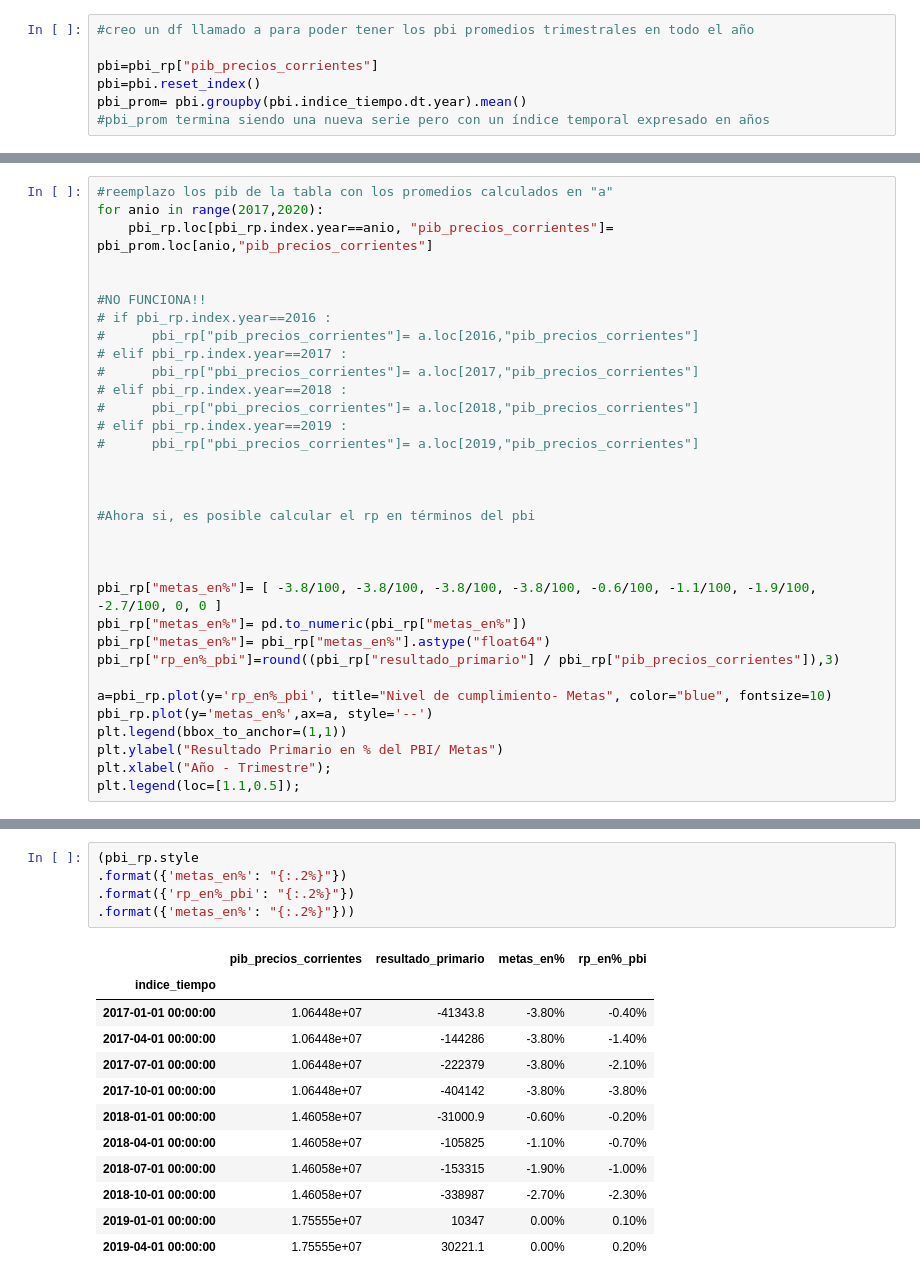
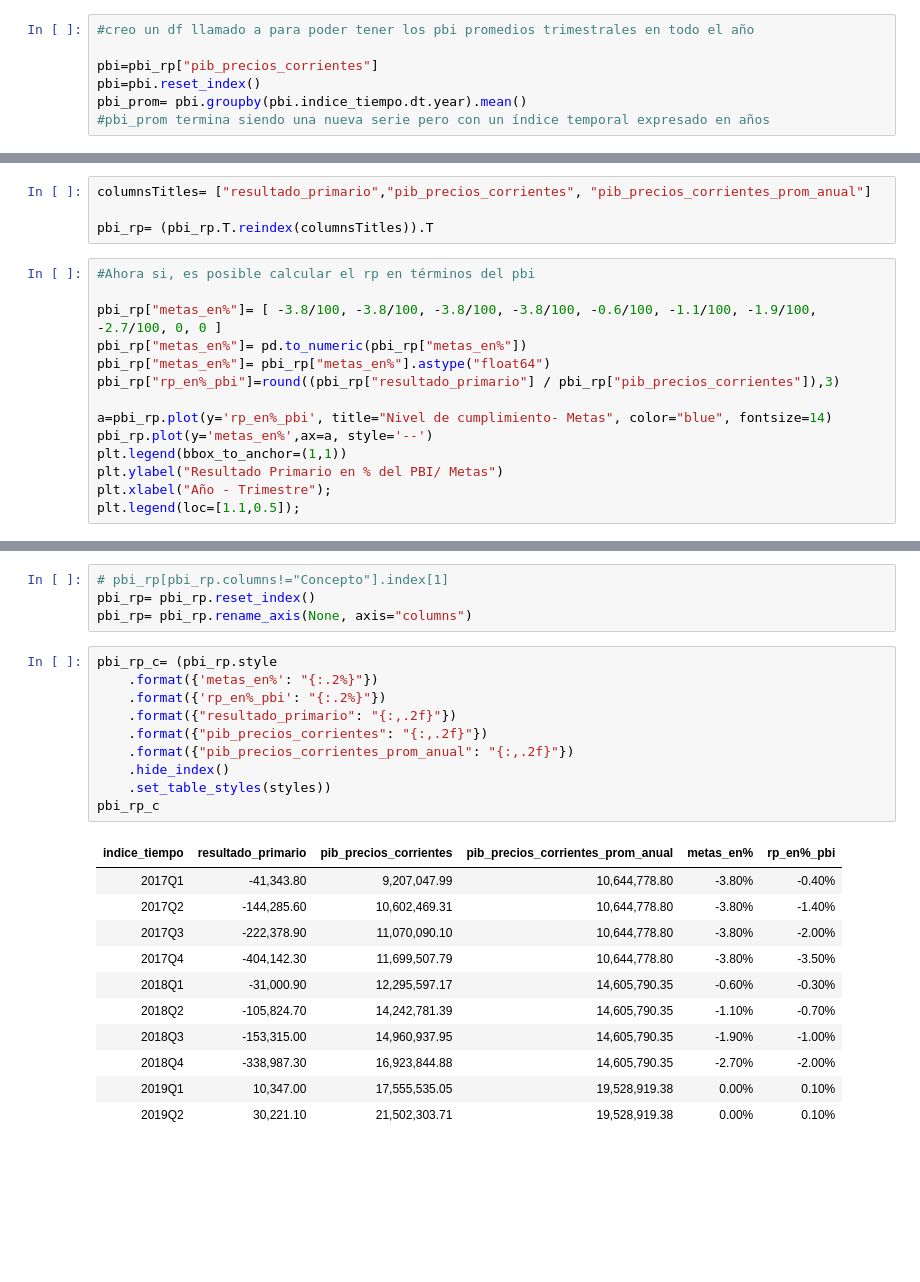
Before and after one commit to datosgobar/analisis-datos-python, a Jupyter notebook: Ejercicios/resultado-primario.ipynb, the cells around one changed output, grey strips where cells are left out. Cells and saved outputs as stored; diff of their text form; blank space fills up the shorter version.

```diff
--- a/Ejercicios/resultado-primario.ipynb
+++ b/Ejercicios/resultado-primario.ipynb
@@ -426,31 +423,16 @@ while t< dift+1 :
+# %%
+columnsTitles= ["resultado_primario","pib_precios_corrientes", "pib_precios_corrientes_prom_anual"]
+
+pbi_rp= (pbi_rp.T.reindex(columnsTitles)).T
 # %%
-#reemplazo los pib de la tabla con los promedios calculados en "a"
-for anio in range(2017,2020):
-    pbi_rp.loc[pbi_rp.index.year==anio, "pib_precios_corrientes"]= pbi_prom.loc[anio,"pib_precios_corrientes"]
-
-
-#NO FUNCIONA!!
-# if pbi_rp.index.year==2016 :
-#      pbi_rp["pib_precios_corrientes"]= a.loc[2016,"pib_precios_corrientes"]
-# elif pbi_rp.index.year==2017 :
-#      pbi_rp["pbi_precios_corrientes"]= a.loc[2017,"pib_precios_corrientes"]
-# elif pbi_rp.index.year==2018 :
-#      pbi_rp["pbi_precios_corrientes"]= a.loc[2018,"pib_precios_corrientes"]
-# elif pbi_rp.index.year==2019 :
-#      pbi_rp["pbi_precios_corrientes"]= a.loc[2019,"pib_precios_corrientes"]
-
-
-
 #Ahora si, es posible calcular el rp en términos del pbi
-
-
 
 pbi_rp["metas_en%"]= [ -3.8/100, -3.8/100, -3.8/100, -3.8/100, -0.6/100, -1.1/100, -1.9/100, -2.7/100, 0, 0 ]
 pbi_rp["metas_en%"]= pd.to_numeric(pbi_rp["metas_en%"])
 pbi_rp["metas_en%"]= pbi_rp["metas_en%"].astype("float64")
 pbi_rp["rp_en%_pbi"]=round((pbi_rp["resultado_primario"] / pbi_rp["pib_precios_corrientes"]),3)
 
-a=pbi_rp.plot(y='rp_en%_pbi', title="Nivel de cumplimiento- Metas", color="blue", fontsize=10)
+a=pbi_rp.plot(y='rp_en%_pbi', title="Nivel de cumplimiento- Metas", color="blue", fontsize=14)
 pbi_rp.plot(y='metas_en%',ax=a, style='--')
 plt.legend(bbox_to_anchor=(1,1))
 plt.ylabel("Resultado Primario en % del PBI/ Metas")
@@ -461,18 +443,26 @@ plt.legend(loc=[1.1,0.5]);
+# %%
+# pbi_rp[pbi_rp.columns!="Concepto"].index[1]
+pbi_rp= pbi_rp.reset_index()
+pbi_rp= pbi_rp.rename_axis(None, axis="columns")
 # %%
-(pbi_rp.style
-.format({'metas_en%': "{:.2%}"})
-.format({'rp_en%_pbi': "{:.2%}"})
-.format({'metas_en%': "{:.2%}"}))
+pbi_rp_c= (pbi_rp.style
+    .format({'metas_en%': "{:.2%}"})
+    .format({'rp_en%_pbi': "{:.2%}"})
+    .format({"resultado_primario": "{:,.2f}"})
+    .format({"pib_precios_corrientes": "{:,.2f}"})
+    .format({"pib_precios_corrientes_prom_anual": "{:,.2f}"})
+    .hide_index()
+    .set_table_styles(styles))
+pbi_rp_c
 # %% [output]
-|  | pib_precios_corrientes | resultado_primario | metas_en% | rp_en%_pbi |
-| indice_tiempo |  |  |  |  |
-| 2017-01-01 00:00:00 | 1.06448e+07 | -41343.8 | -3.80% | -0.40% |
-| 2017-04-01 00:00:00 | 1.06448e+07 | -144286 | -3.80% | -1.40% |
-| 2017-07-01 00:00:00 | 1.06448e+07 | -222379 | -3.80% | -2.10% |
-| 2017-10-01 00:00:00 | 1.06448e+07 | -404142 | -3.80% | -3.80% |
-| 2018-01-01 00:00:00 | 1.46058e+07 | -31000.9 | -0.60% | -0.20% |
-| 2018-04-01 00:00:00 | 1.46058e+07 | -105825 | -1.10% | -0.70% |
-| 2018-07-01 00:00:00 | 1.46058e+07 | -153315 | -1.90% | -1.00% |
-| 2018-10-01 00:00:00 | 1.46058e+07 | -338987 | -2.70% | -2.30% |
-| 2019-01-01 00:00:00 | 1.75555e+07 | 10347 | 0.00% | 0.10% |
-| 2019-04-01 00:00:00 | 1.75555e+07 | 30221.1 | 0.00% | 0.20% |
+| indice_tiempo | resultado_primario | pib_precios_corrientes | pib_precios_corrientes_prom_anual | metas_en% | rp_en%_pbi |
+| 2017Q1 | -41,343.80 | 9,207,047.99 | 10,644,778.80 | -3.80% | -0.40% |
+| 2017Q2 | -144,285.60 | 10,602,469.31 | 10,644,778.80 | -3.80% | -1.40% |
+| 2017Q3 | -222,378.90 | 11,070,090.10 | 10,644,778.80 | -3.80% | -2.00% |
+| 2017Q4 | -404,142.30 | 11,699,507.79 | 10,644,778.80 | -3.80% | -3.50% |
+| 2018Q1 | -31,000.90 | 12,295,597.17 | 14,605,790.35 | -0.60% | -0.30% |
+| 2018Q2 | -105,824.70 | 14,242,781.39 | 14,605,790.35 | -1.10% | -0.70% |
+| 2018Q3 | -153,315.00 | 14,960,937.95 | 14,605,790.35 | -1.90% | -1.00% |
+| 2018Q4 | -338,987.30 | 16,923,844.88 | 14,605,790.35 | -2.70% | -2.00% |
+| 2019Q1 | 10,347.00 | 17,555,535.05 | 19,528,919.38 | 0.00% | 0.10% |
+| 2019Q2 | 30,221.10 | 21,502,303.71 | 19,528,919.38 | 0.00% | 0.10% |
```
Also changed, not shown: parts of 12 cells of this notebook.
